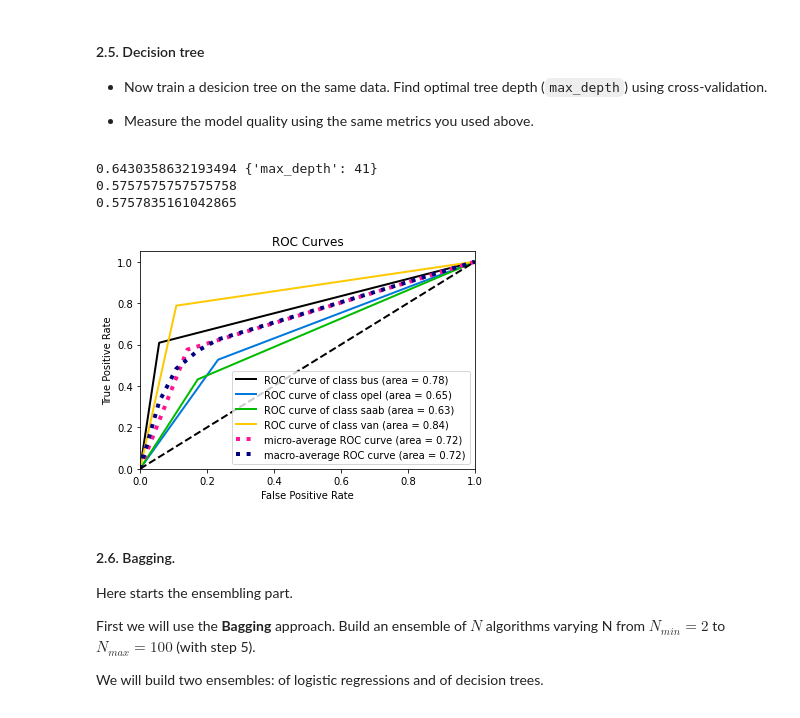
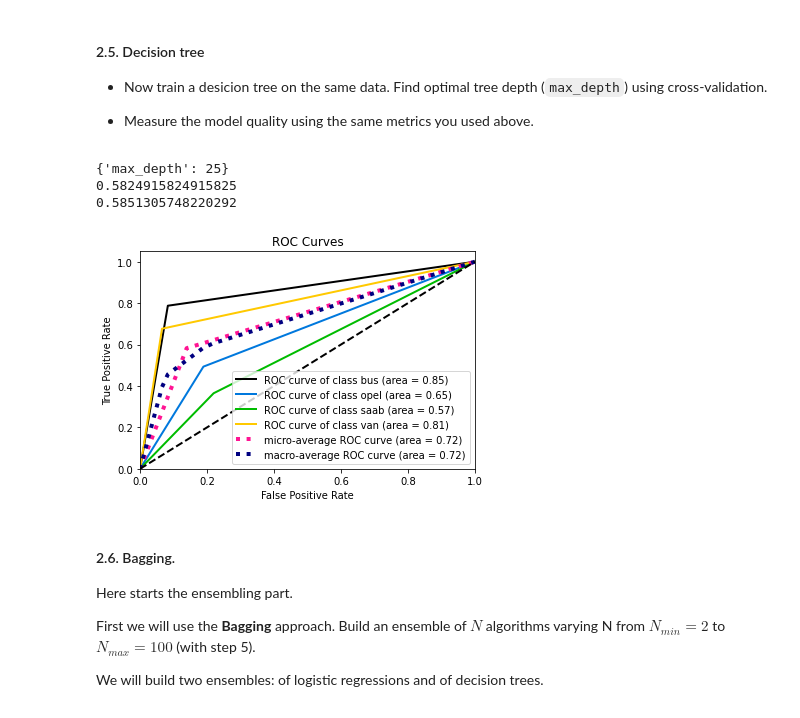
Before and after one commit to GreenSeed/ml-mipt, a Jupyter notebook: homeworks_basic/Lab1_ML_pipeline_and_SVM/Lab1_part2_ml_pipeline.ipynb, the cells around one changed output. Cells and saved outputs as stored; diff of their text form; code cells hidden in the pictures.

```diff
--- a/homeworks_basic/Lab1_ML_pipeline_and_SVM/Lab1_part2_ml_pipeline.ipynb
+++ b/homeworks_basic/Lab1_ML_pipeline_and_SVM/Lab1_part2_ml_pipeline.ipynb
@@ -210,31 +214,31 @@ roc_ = plot_roc_curve(y_test,y_predict_proba)
 # %%
 from sklearn.tree import DecisionTreeClassifier
 from sklearn.model_selection import GridSearchCV
 
 parameters = {'max_depth':range(2,50)}
 
-cv = GridSearchCV(DecisionTreeClassifier(), parameters)
+cv = GridSearchCV(DecisionTreeClassifier(), parameters,cv=10)
 cv.fit(X_train_pca_, y=y_train)
 tree_model = cv.best_estimator_
 print(cv.best_params_)
 
 y_predict = tree_model.predict(X_test_pca_)
 y_predict_proba = tree_model.predict_proba(X_test_pca_)
 
 from sklearn.metrics import accuracy_score,f1_score
 accuracy = accuracy_score(y_test,y_predict)
 print(accuracy)
 f1_score = f1_score(y_test,y_predict,average="weighted")
 print(f1_score)
 from scikitplot.metrics import plot_roc_curve
 roc_ = plot_roc_curve(y_test,y_predict_proba)
 
 # YOUR CODE HERE
 # %% [output]
-0.6430358632193494 {'max_depth': 41}
-0.5757575757575758
-0.5757835161042865
+{'max_depth': 25}
+0.5824915824915825
+0.5851305748220292
-[figure, old version]
+[figure, new version]
 # %% [markdown]
 #### 2.6. Bagging.
 Here starts the ensembling part.
```
Also changed, not shown: parts of 10 cells of this notebook.
